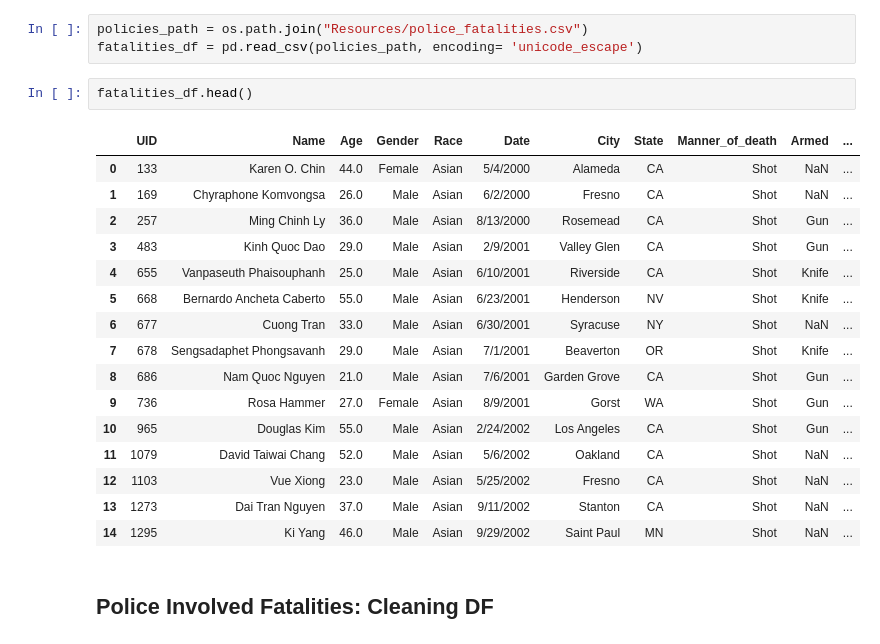
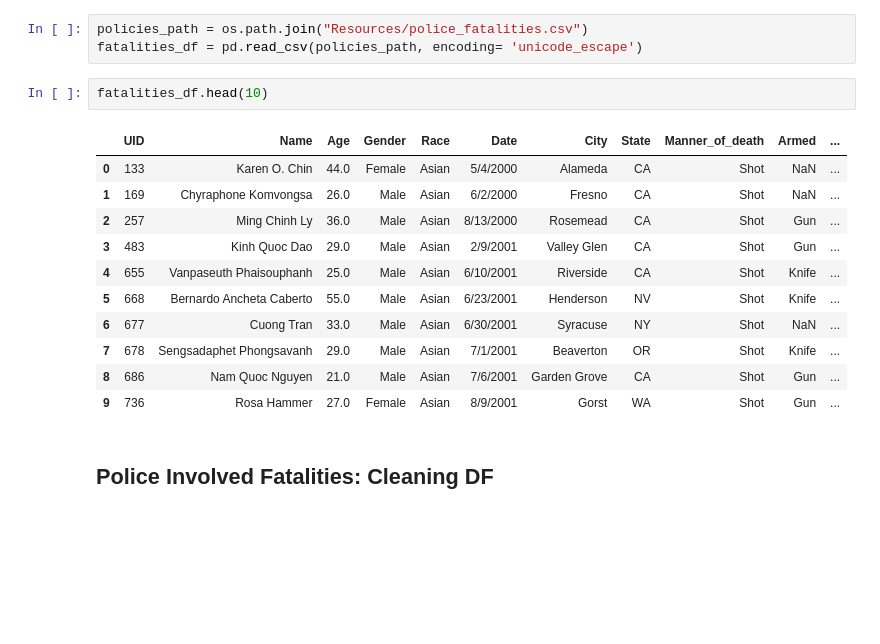
Before and after one commit to dianabaltazar/etl-project, a Jupyter notebook: etl_project.ipynb, the cells around one changed output. Cells and saved outputs as stored; diff of their text form; blank space fills up the shorter version.

```diff
--- a/etl_project.ipynb
+++ b/etl_project.ipynb
@@ -112,24 +112,19 @@ ag_police.head()
 policies_path = os.path.join("Resources/police_fatalities.csv")
 fatalities_df = pd.read_csv(policies_path, encoding= 'unicode_escape')
 # %%
-fatalities_df.head()
+fatalities_df.head(10)
 # %% [output]
 |  | UID | Name | Age | Gender | Race | Date | City | State | Manner_of_death | Armed | ... |
 | 0 | 133 | Karen O. Chin | 44.0 | Female | Asian | 5/4/2000 | Alameda | CA | Shot | NaN | ... |
 | 1 | 169 | Chyraphone Komvongsa | 26.0 | Male | Asian | 6/2/2000 | Fresno | CA | Shot | NaN | ... |
 | 2 | 257 | Ming Chinh Ly | 36.0 | Male | Asian | 8/13/2000 | Rosemead | CA | Shot | Gun | ... |
 | 3 | 483 | Kinh Quoc Dao | 29.0 | Male | Asian | 2/9/2001 | Valley Glen | CA | Shot | Gun | ... |
 | 4 | 655 | Vanpaseuth Phaisouphanh | 25.0 | Male | Asian | 6/10/2001 | Riverside | CA | Shot | Knife | ... |
 | 5 | 668 | Bernardo Ancheta Caberto | 55.0 | Male | Asian | 6/23/2001 | Henderson | NV | Shot | Knife | ... |
 | 6 | 677 | Cuong Tran | 33.0 | Male | Asian | 6/30/2001 | Syracuse | NY | Shot | NaN | ... |
 | 7 | 678 | Sengsadaphet Phongsavanh | 29.0 | Male | Asian | 7/1/2001 | Beaverton | OR | Shot | Knife | ... |
 | 8 | 686 | Nam Quoc Nguyen | 21.0 | Male | Asian | 7/6/2001 | Garden Grove | CA | Shot | Gun | ... |
 | 9 | 736 | Rosa Hammer | 27.0 | Female | Asian | 8/9/2001 | Gorst | WA | Shot | Gun | ... |
-| 10 | 965 | Douglas Kim | 55.0 | Male | Asian | 2/24/2002 | Los Angeles | CA | Shot | Gun | ... |
-| 11 | 1079 | David Taiwai Chang | 52.0 | Male | Asian | 5/6/2002 | Oakland | CA | Shot | NaN | ... |
-| 12 | 1103 | Vue Xiong | 23.0 | Male | Asian | 5/25/2002 | Fresno | CA | Shot | NaN | ... |
-| 13 | 1273 | Dai Tran Nguyen | 37.0 | Male | Asian | 9/11/2002 | Stanton | CA | Shot | NaN | ... |
-| 14 | 1295 | Ki Yang | 46.0 | Male | Asian | 9/29/2002 | Saint Paul | MN | Shot | NaN | ... |
 # %% [markdown]
 ## Police Involved Fatalities: Cleaning DF
 # %%
```
